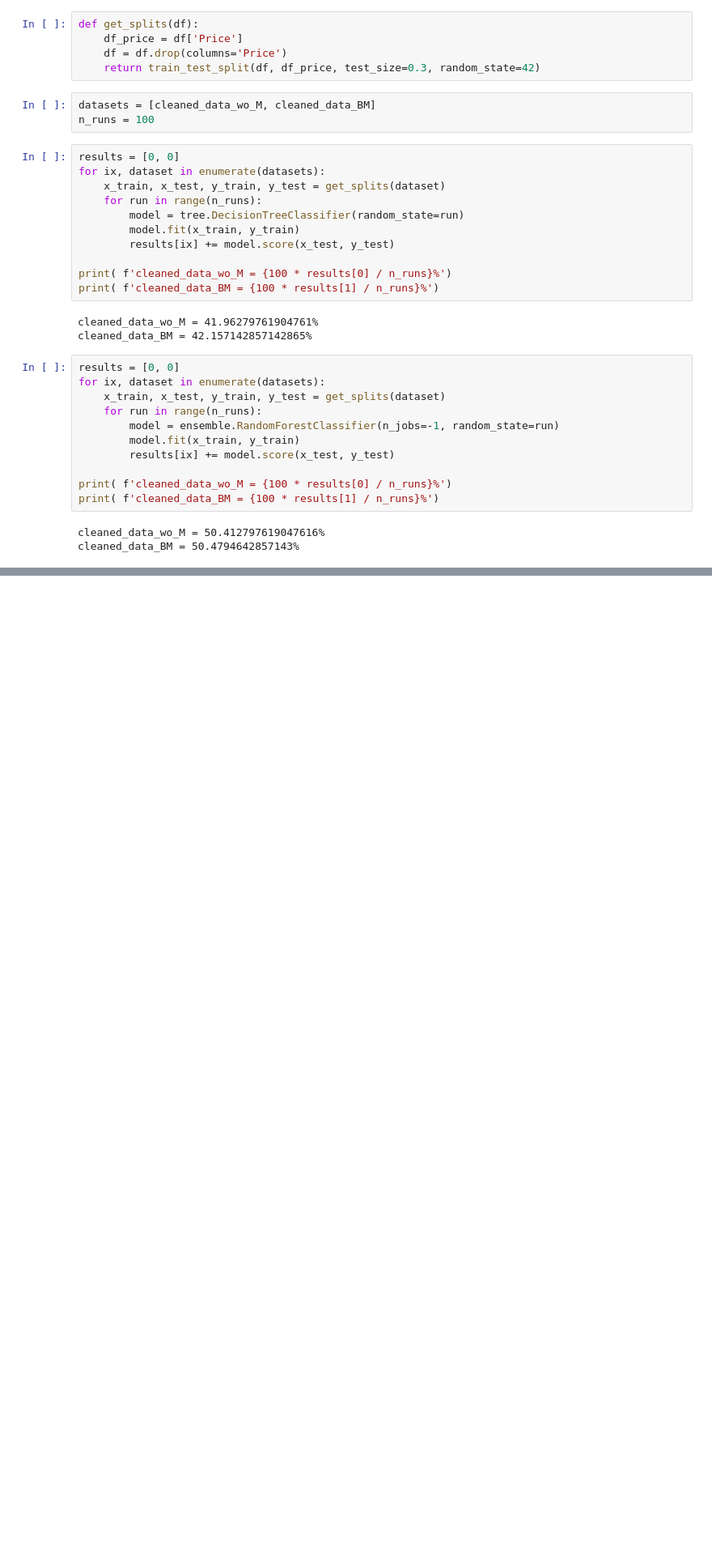
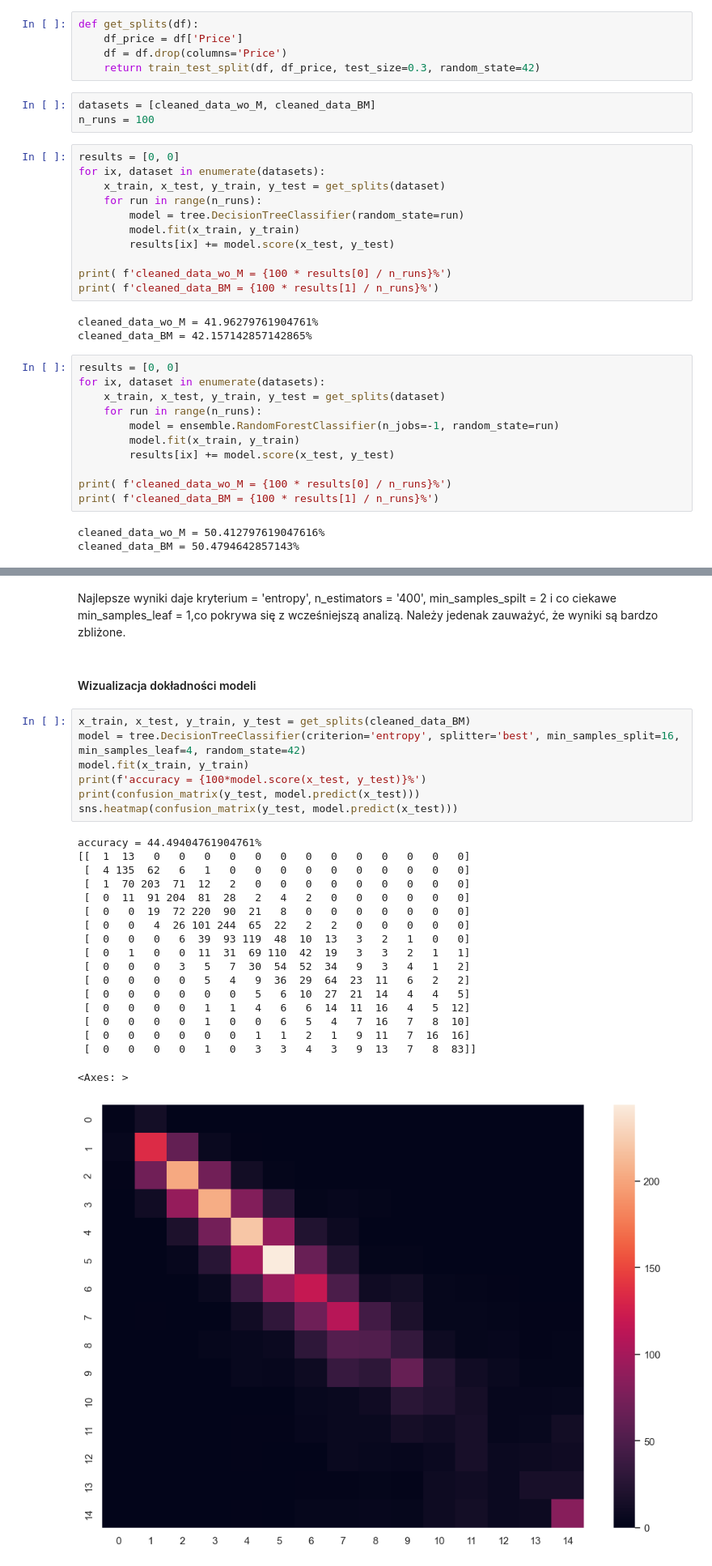
Before and after one commit to j-brzoz/PRiAD, a Jupyter notebook: projekt.ipynb, the cells around one changed output, grey strips where cells are left out. Shown: that part at 81% size. Cells and saved outputs as stored; diff of their text form; blank space fills up the shorter version.

```diff
--- a/projekt.ipynb
+++ b/projekt.ipynb
@@ -1001,0 +1093,30 @@ macierz pomyłek - zbiór testowy, dokładność: 0.5031326614001634
+# %% [markdown]
+Najlepsze wyniki daje kryterium = 'entropy', n_estimators = '400', min_samples_spilt = 2 i co ciekawe min_samples_leaf = 1,co pokrywa się z wcześniejszą analizą. Należy jedenak zauważyć, że wyniki są bardzo zbliżone.
+# %% [markdown]
+#### Wizualizacja dokładności modeli
+# %%
+x_train, x_test, y_train, y_test = get_splits(cleaned_data_BM)
+model = tree.DecisionTreeClassifier(criterion='entropy', splitter='best', min_samples_split=16, min_samples_leaf=4, random_state=42)
+model.fit(x_train, y_train)
+print(f'accuracy = {100*model.score(x_test, y_test)}%')
+print(confusion_matrix(y_test, model.predict(x_test)))
+sns.heatmap(confusion_matrix(y_test, model.predict(x_test)))
+# %% [output]
+accuracy = 44.49404761904761%
+[[  1  13   0   0   0   0   0   0   0   0   0   0   0   0   0]
+ [  4 135  62   6   1   0   0   0   0   0   0   0   0   0   0]
+ [  1  70 203  71  12   2   0   0   0   0   0   0   0   0   0]
+ [  0  11  91 204  81  28   2   4   2   0   0   0   0   0   0]
+ [  0   0  19  72 220  90  21   8   0   0   0   0   0   0   0]
+ [  0   0   4  26 101 244  65  22   2   2   0   0   0   0   0]
+ [  0   0   0   6  39  93 119  48  10  13   3   2   1   0   0]
+ [  0   1   0   0  11  31  69 110  42  19   3   3   2   1   1]
+ [  0   0   0   3   5   7  30  54  52  34   9   3   4   1   2]
+ [  0   0   0   0   5   4   9  36  29  64  23  11   6   2   2]
+ [  0   0   0   0   0   0   5   6  10  27  21  14   4   4   5]
+ [  0   0   0   0   1   1   4   6   6  14  11  16   4   5  12]
+ [  0   0   0   0   1   0   0   6   5   4   7  16   7   8  10]
+ [  0   0   0   0   0   0   1   1   2   1   9  11   7  16  16]
+ [  0   0   0   0   1   0   3   3   4   3   9  13   7   8  83]]
+<Axes: >
+[figure, added]
```
Also changed, not shown: parts of 61 cells of this notebook, 1 other file.
